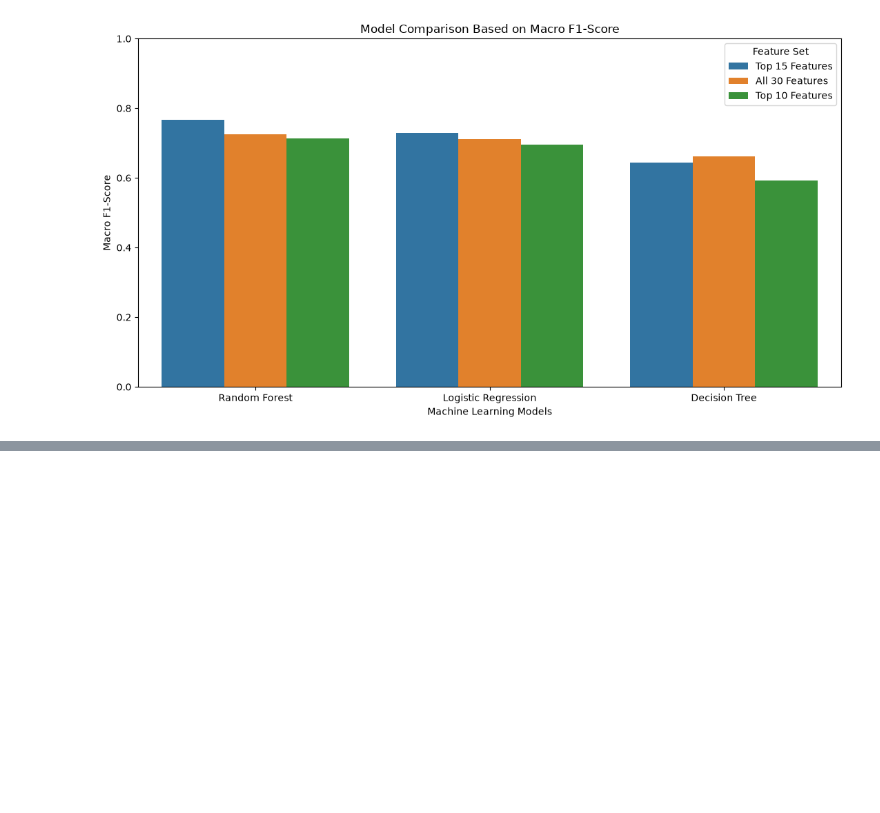
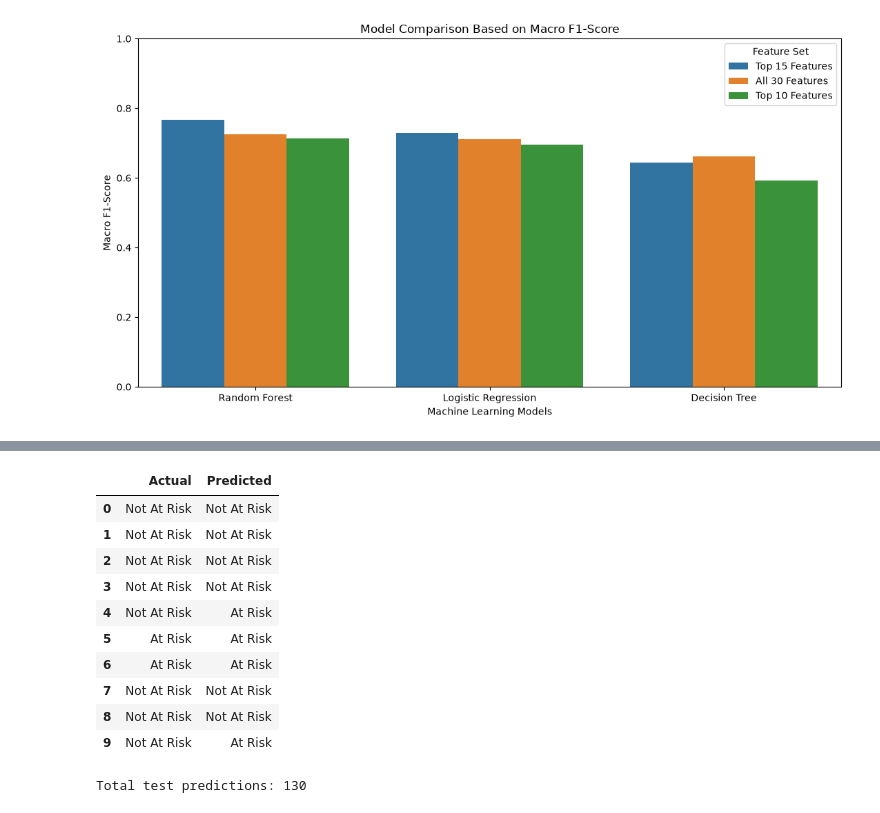
Before and after one commit to SachinKrSingh-138/Academic_Project, a Jupyter notebook: notebooks/analysis.ipynb, the cells around one changed output, grey strips where cells are left out. Saved outputs shown, nothing was run; the diff lists cells and outputs as text; code cells hidden in the pictures; blank space fills up the shorter version.

```diff
--- a/notebooks/analysis.ipynb
+++ b/notebooks/analysis.ipynb
@@ -968,0 +1226,12 @@ plt.show()
+# %%
+
+# Select the best-performing pipeline from corrected cross-validation
+final_model = evaluation_pipelines[(10, "Logistic Regression")]
+
+# Train the complete pipeline using all training records
+final_model.fit(X_train, y_train_encoded)
+
+# Confirm that the model has been trained
+print("Final Logistic Regression model trained successfully.")
+print("Selected feature count:", 10)
+print("Training records used:", X_train.shape[0])
@@ -968,0 +1250,29 @@ plt.show()
+# %%
+
+# Predict student risk categories using the trained final model
+y_test_pred = final_model.predict(X_test)
+
+# Display the first 10 actual and predicted outcomes
+prediction_comparison = pd.DataFrame({
+    "Actual": label_encoder.inverse_transform(y_test_encoded),
+    "Predicted": label_encoder.inverse_transform(y_test_pred)
+})
+
+# Display the prediction comparison
+display(prediction_comparison.head(10))
+
+# Display the total number of predictions
+print("Total test predictions:", len(y_test_pred))
+# %% [output]
+|  | Actual | Predicted |
+| 0 | Not At Risk | Not At Risk |
+| 1 | Not At Risk | Not At Risk |
+| 2 | Not At Risk | Not At Risk |
+| 3 | Not At Risk | Not At Risk |
+| 4 | Not At Risk | At Risk |
+| 5 | At Risk | At Risk |
+| 6 | At Risk | At Risk |
+| 7 | Not At Risk | Not At Risk |
+| 8 | Not At Risk | Not At Risk |
+| 9 | Not At Risk | At Risk |
+Total test predictions: 130
```
Also changed, not shown: parts of 18 cells of this notebook.
